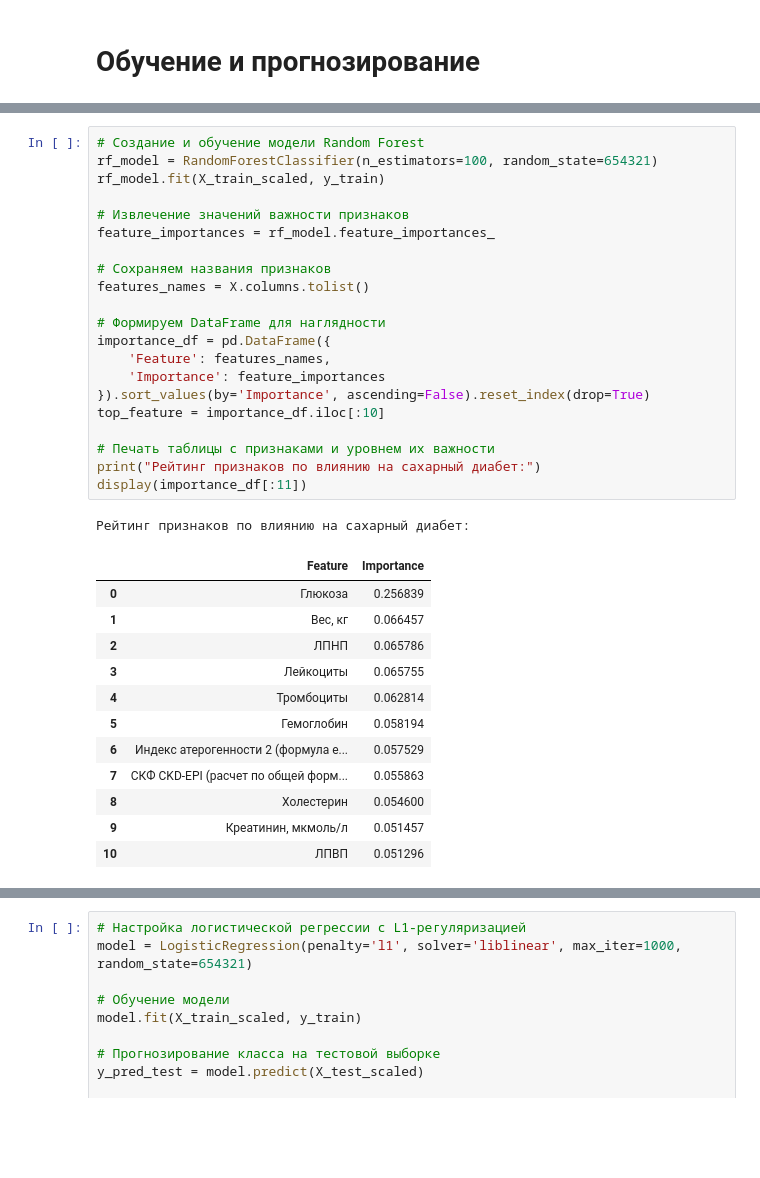
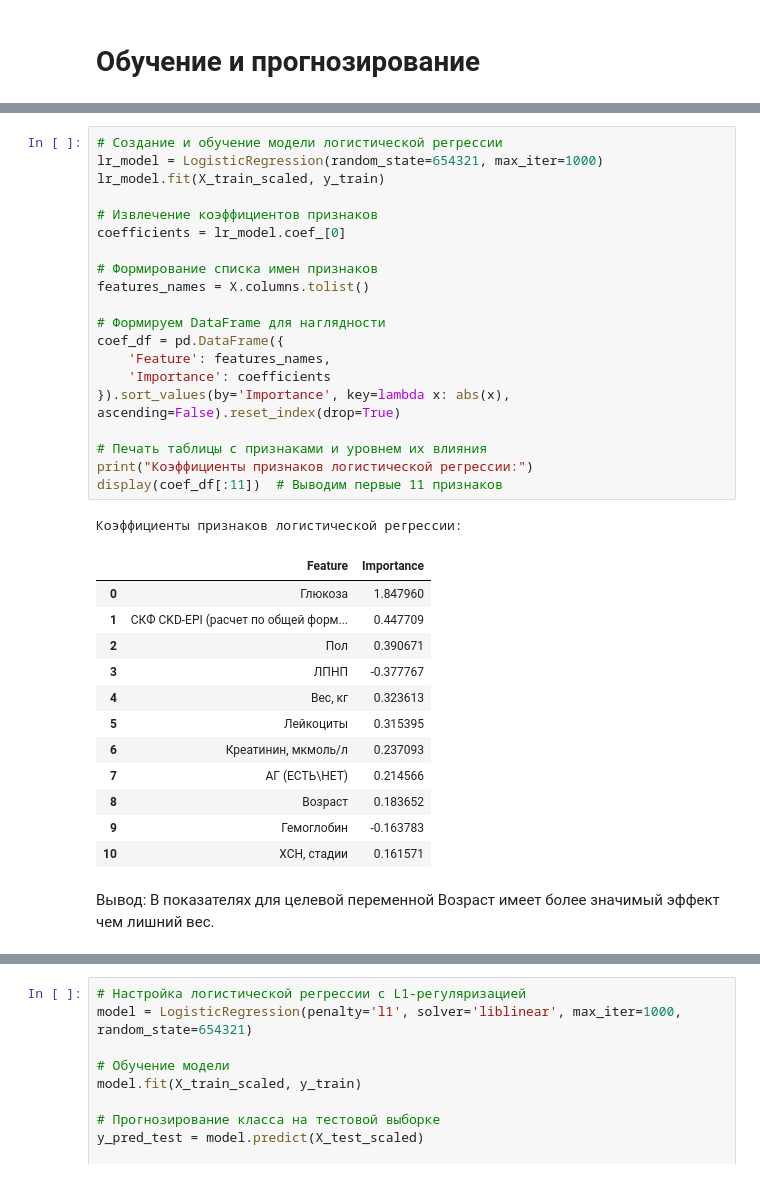
Before and after one commit to Antoha2024/DiplomProductStar, a Jupyter notebook: DS47_diabetes_ds_antipov.ipynb, the cells around one changed output, grey strips where cells are left out. Drawn from its saved outputs; the diff is of its cells as text; blank space fills up the shorter version.

```diff
--- a/DS47_diabetes_ds_antipov.ipynb
+++ b/DS47_diabetes_ds_antipov.ipynb
@@ -230,38 +218,39 @@ scaler = StandardScaler()
 X_train_scaled = scaler.fit_transform(X_train)
 X_test_scaled = scaler.transform(X_test)
 # %%
-# Создание и обучение модели Random Forest
-rf_model = RandomForestClassifier(n_estimators=100, random_state=654321)
-rf_model.fit(X_train_scaled, y_train)
+# Создание и обучение модели логистической регрессии
+lr_model = LogisticRegression(random_state=654321, max_iter=1000)
+lr_model.fit(X_train_scaled, y_train)
 
-# Извлечение значений важности признаков
-feature_importances = rf_model.feature_importances_
+# Извлечение коэффициентов признаков
+coefficients = lr_model.coef_[0]
 
-# Сохраняем названия признаков
+# Формирование списка имен признаков
 features_names = X.columns.tolist()
 
 # Формируем DataFrame для наглядности
-importance_df = pd.DataFrame({
+coef_df = pd.DataFrame({
     'Feature': features_names,
-    'Importance': feature_importances
-}).sort_values(by='Importance', ascending=False).reset_index(drop=True)
-top_feature = importance_df.iloc[:10]
+    'Importance': coefficients
+}).sort_values(by='Importance', key=lambda x: abs(x), ascending=False).reset_index(drop=True)
 
-# Печать таблицы с признаками и уровнем их важности
-print("Рейтинг признаков по влиянию на сахарный диабет:")
-display(importance_df[:11])
+# Печать таблицы с признаками и уровнем их влияния
+print("Коэффициенты признаков логистической регрессии:")
+display(coef_df[:11])  # Выводим первые 11 признаков
 # %% [output]
-Рейтинг признаков по влиянию на сахарный диабет:
+Коэффициенты признаков логистической регрессии:
 |  | Feature | Importance |
-| 0 | Глюкоза | 0.256839 |
-| 1 | Вес, кг | 0.066457 |
-| 2 | ЛПНП | 0.065786 |
-| 3 | Лейкоциты | 0.065755 |
-| 4 | Тромбоциты | 0.062814 |
-| 5 | Гемоглобин | 0.058194 |
-| 6 | Индекс атерогенности 2 (формула e... | 0.057529 |
-| 7 | СКФ CKD-EPI (расчет по общей форм... | 0.055863 |
-| 8 | Холестерин | 0.054600 |
-| 9 | Креатинин, мкмоль/л | 0.051457 |
-| 10 | ЛПВП | 0.051296 |
+| 0 | Глюкоза | 1.847960 |
+| 1 | СКФ CKD-EPI (расчет по общей форм... | 0.447709 |
+| 2 | Пол | 0.390671 |
+| 3 | ЛПНП | -0.377767 |
+| 4 | Вес, кг | 0.323613 |
+| 5 | Лейкоциты | 0.315395 |
+| 6 | Креатинин, мкмоль/л | 0.237093 |
+| 7 | АГ (ЕСТЬ\НЕТ) | 0.214566 |
+| 8 | Возраст | 0.183652 |
+| 9 | Гемоглобин | -0.163783 |
+| 10 | ХСН, стадии | 0.161571 |
+# %% [markdown]
+Вывод: В показателях для целевой переменной Возраст имеет более значимый эффект чем лишний вес.
 # %%
```
Also changed, not shown: parts of 7 cells of this notebook.
